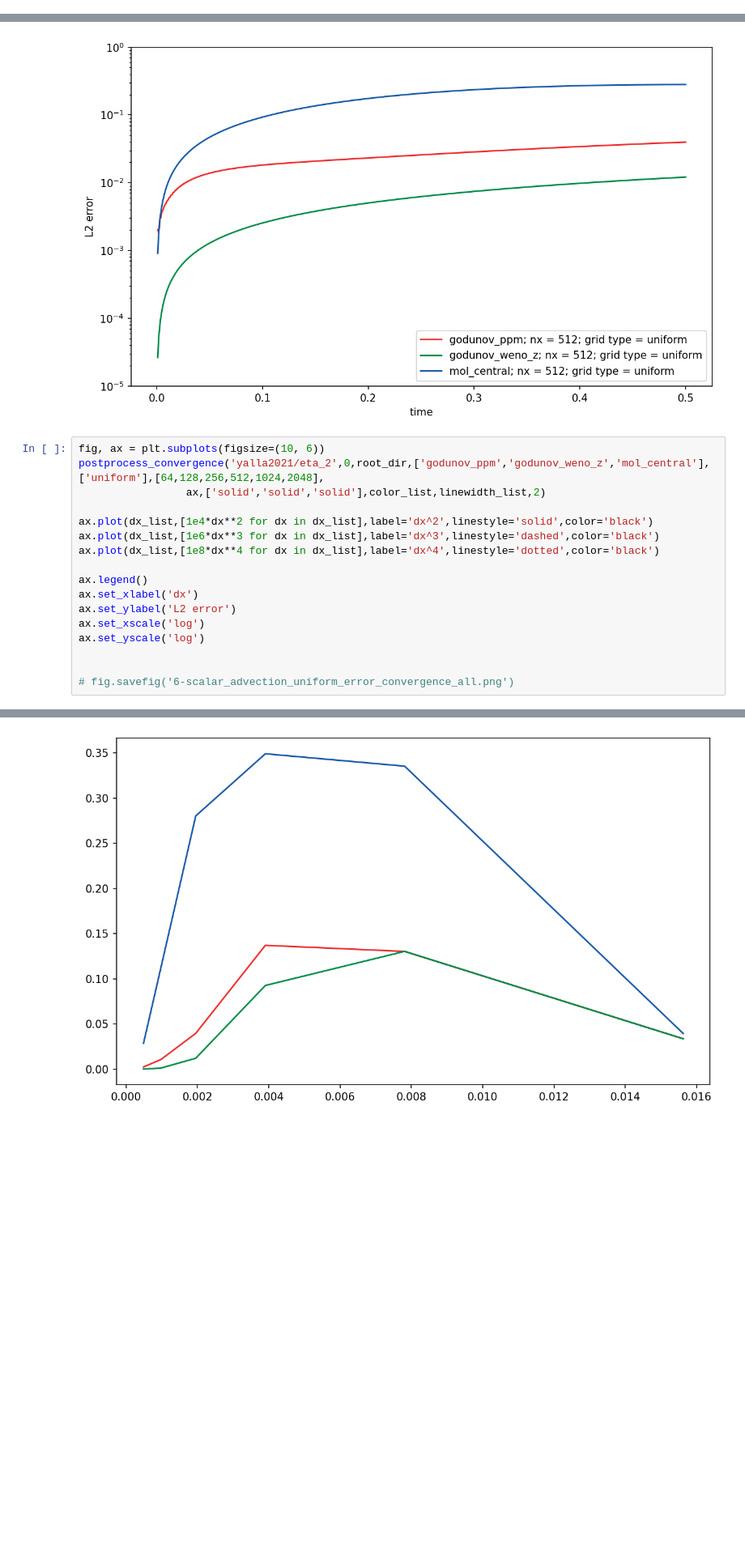
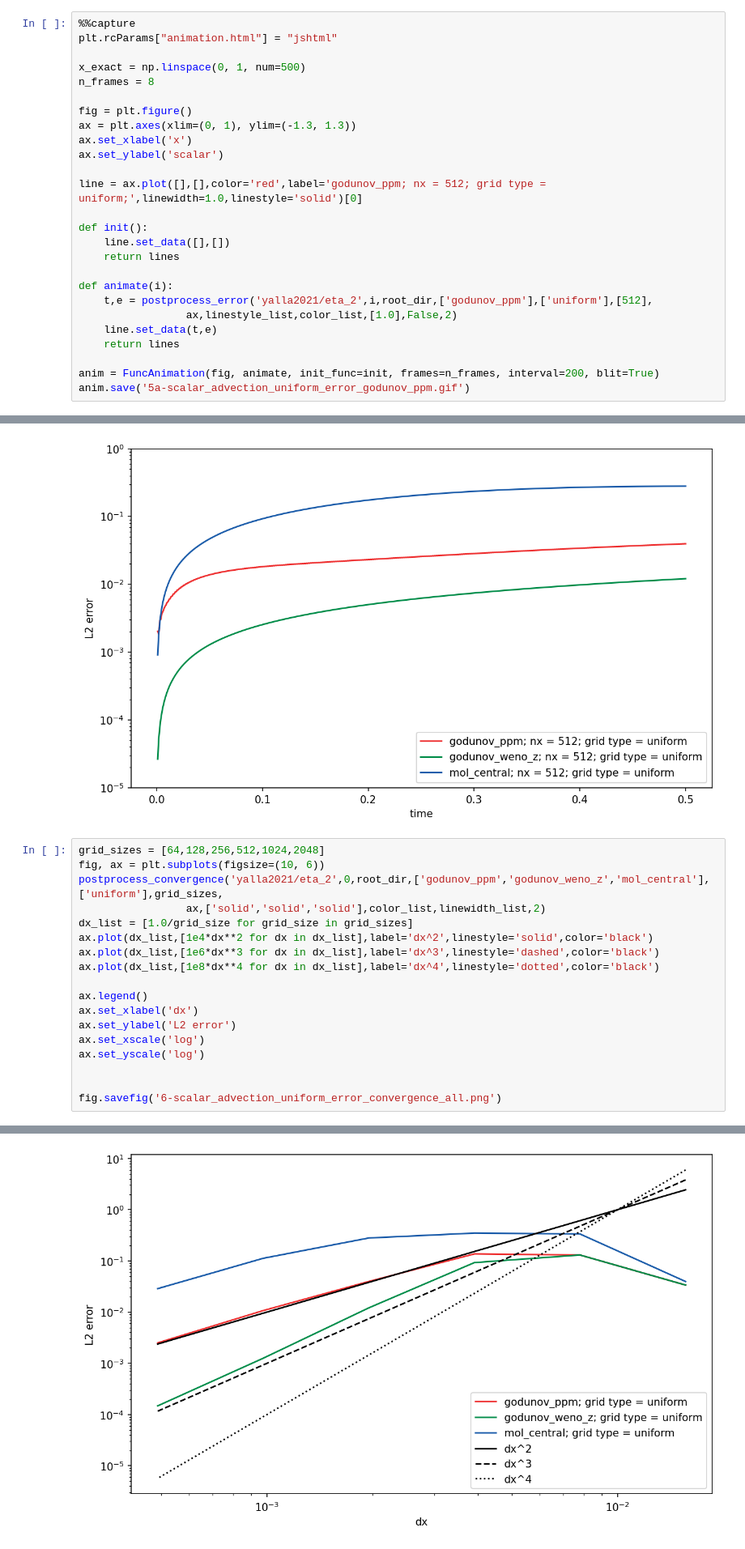
Before and after one commit to diederikb/nrel_jupyter_notebooks, a Jupyter notebook: postprocess_scalar_advection_RMFM_figures.ipynb, the cells around one changed output, grey strips where cells are left out. Shown at 81% size. Drawn from its saved outputs; the diff is of its cells as text; blank space fills up the shorter version.

Commit message:
updated with new animation

```diff
--- a/postprocess_scalar_advection_RMFM_figures.ipynb
+++ b/postprocess_scalar_advection_RMFM_figures.ipynb
@@ -360,6 +438,32 @@ ax.set_yscale('log')
 fig.savefig('5a-scalar_advection_uniform_error_godunov_ppm.png')
 # %% [output]
 [figure]
+# %%
+%%capture
+plt.rcParams["animation.html"] = "jshtml"
+
+x_exact = np.linspace(0, 1, num=500)
+n_frames = 8
+
+fig = plt.figure()
+ax = plt.axes(xlim=(0, 1), ylim=(-1.3, 1.3))
+ax.set_xlabel('x')
+ax.set_ylabel('scalar')
+
+line = ax.plot([],[],color='red',label='godunov_ppm; nx = 512; grid type = uniform;',linewidth=1.0,linestyle='solid')[0]
+
+def init():
+    line.set_data([],[])
+    return lines
+
+def animate(i):
+    t,e = postprocess_error('yalla2021/eta_2',i,root_dir,['godunov_ppm'],['uniform'],[512],
+                 ax,linestyle_list,color_list,[1.0],False,2)
+    line.set_data(t,e)
+    return lines
+
+anim = FuncAnimation(fig, animate, init_func=init, frames=n_frames, interval=200, blit=True)
+anim.save('5a-scalar_advection_uniform_error_godunov_ppm.gif')
 # %%
 fig, ax = plt.subplots(figsize=(10, 6))
 postprocess_error('yalla2021/eta_2',0,root_dir,['godunov_ppm','godunov_weno_z'],['uniform'],[512],
@@ -389,10 +493,11 @@ fig.savefig('5c-scalar_advection_uniform_error_godunov_ppm_weno_z_mol_central.pn
 # %% [output]
 [figure]
 # %%
+grid_sizes = [64,128,256,512,1024,2048]
 fig, ax = plt.subplots(figsize=(10, 6))
-postprocess_convergence('yalla2021/eta_2',0,root_dir,['godunov_ppm','godunov_weno_z','mol_central'],['uniform'],[64,128,256,512,1024,2048],
+postprocess_convergence('yalla2021/eta_2',0,root_dir,['godunov_ppm','godunov_weno_z','mol_central'],['uniform'],grid_sizes,
                  ax,['solid','solid','solid'],color_list,linewidth_list,2)
-
+dx_list = [1.0/grid_size for grid_size in grid_sizes]
 ax.plot(dx_list,[1e4*dx**2 for dx in dx_list],label='dx^2',linestyle='solid',color='black')
 ax.plot(dx_list,[1e6*dx**3 for dx in dx_list],label='dx^3',linestyle='dashed',color='black')
 ax.plot(dx_list,[1e8*dx**4 for dx in dx_list],label='dx^4',linestyle='dotted',color='black')
@@ -404,5 +509,5 @@ ax.set_xscale('log')
 ax.set_yscale('log')
 
 
-# fig.savefig('6-scalar_advection_uniform_error_convergence_all.png')
+fig.savefig('6-scalar_advection_uniform_error_convergence_all.png')
 # %% [output]
@@ -410 +514 @@ NameError: name 'dx_list' is not defined
-[figure, old version]
+[figure, new version]
```
Also changed, not shown: parts of 10 cells of this notebook, 2 other files.
